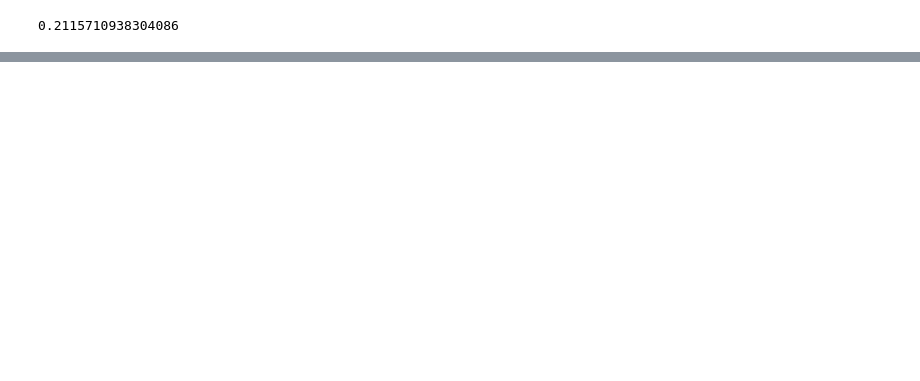
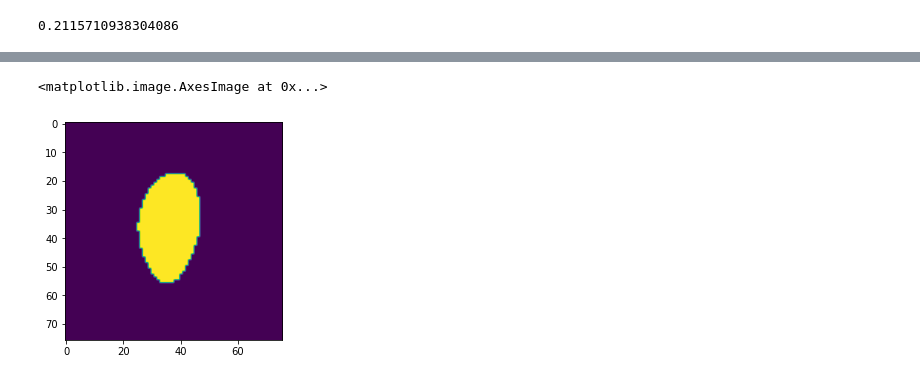
Before and after one commit to gsnyder206/mock-surveys, a Jupyter notebook: mocks_from_publicdata/analysis/mocks_analysis.ipynb, the cells around one changed output, grey strips where cells are left out. Saved outputs shown, nothing was run; the diff lists cells and outputs as text; code cells hidden in the pictures; blank space fills up the shorter version.

Commit message:
update for morphs analysis

```diff
--- a/mocks_from_publicdata/analysis/mocks_analysis.ipynb
+++ b/mocks_from_publicdata/analysis/mocks_analysis.ipynb
@@ -38,0 +275,13 @@ np_flux=np.pi*(0.08/0.03)**2 ; print(1/np_flux**0.5)
+# %%
+npix=psfh_200.data.shape[0]
+
+im_200_1=psfh_200.data+s1*np.random.randn(npix,npix)
+im_200_2=psfh_200.data+s2*np.random.randn(npix,npix)
+im_200_3=psfh_200.data+s3*np.random.randn(npix,npix)
+
+im_435_1=psfh_435.data+s1*np.random.randn(npix,npix)
+im_814_1=psfh_814.data+s1*np.random.randn(npix,npix)
+im_277_1=psfh_277_03.data+s1*np.random.randn(npix,npix)
+im_356_1=psfh_356_03.data+s1*np.random.randn(npix,npix)
+# %%
+segm_1,tbl_1,scat_1 = do_photutils_stuff(im_200_1)
@@ -38,0 +522,3 @@ np_flux=np.pi*(0.08/0.03)**2 ; print(1/np_flux**0.5)
+# %%
+%%time
+source_morphs = statmorph.source_morphology(im_200_1, segm_1.data, gain=5)
@@ -38,0 +567,2 @@ np_flux=np.pi*(0.08/0.03)**2 ; print(1/np_flux**0.5)
+# %%
+m1=source_morphs[0]
@@ -38,0 +590,5 @@ np_flux=np.pi*(0.08/0.03)**2 ; print(1/np_flux**0.5)
+# %%
+pyplot.imshow(m1._segmap_gini)
+# %% [output]
+<matplotlib.image.AxesImage at 0x...>
+[figure, added]
```
Also changed, not shown: parts of 29 cells of this notebook, 34 other files.
